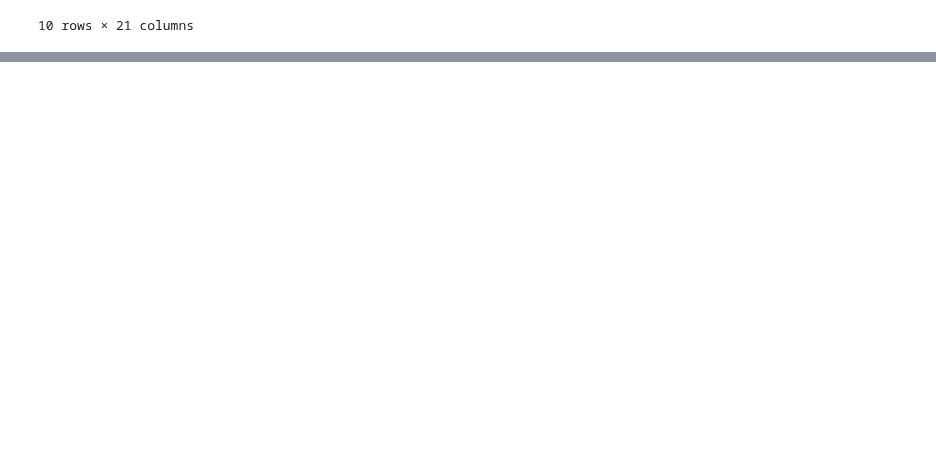
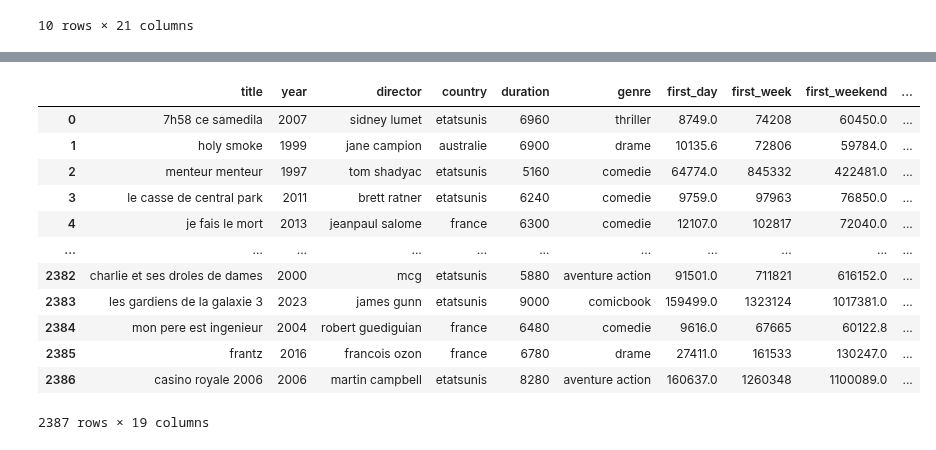
Before and after one commit to AFlo59/Brief_Popularity_Film, a Jupyter notebook: nettoyage/nettoyage.ipynb, the cells around one changed output, grey strips where cells are left out. Cells and saved outputs as stored; diff of their text form; code cells hidden in the pictures; blank space fills up the shorter version.

```diff
--- a/nettoyage/nettoyage.ipynb
+++ b/nettoyage/nettoyage.ipynb
@@ -131,2 +190,19 @@ visa               1386
 award                25
 dtype: int64
+# %%
+df.to_csv('Dataset_analyse.csv', index=False)
+df
+# %% [output]
+|  | title | year | director | country | duration | genre | first_day | first_week | first_weekend | ... |
+| 0 | 7h58 ce samedila | 2007 | sidney lumet | etatsunis | 6960 | thriller | 8749.0 | 74208 | 60450.0 | ... |
+| 1 | holy smoke | 1999 | jane campion | australie | 6900 | drame | 10135.6 | 72806 | 59784.0 | ... |
+| 2 | menteur menteur | 1997 | tom shadyac | etatsunis | 5160 | comedie | 64774.0 | 845332 | 422481.0 | ... |
+| 3 | le casse de central park | 2011 | brett ratner | etatsunis | 6240 | comedie | 9759.0 | 97963 | 76850.0 | ... |
+| 4 | je fais le mort | 2013 | jeanpaul salome | france | 6300 | comedie | 12107.0 | 102817 | 72040.0 | ... |
+| ... | ... | ... | ... | ... | ... | ... | ... | ... | ... | ... |
+| 2382 | charlie et ses droles de dames | 2000 | mcg | etatsunis | 5880 | aventure action | 91501.0 | 711821 | 616152.0 | ... |
+| 2383 | les gardiens de la galaxie 3 | 2023 | james gunn | etatsunis | 9000 | comicbook | 159499.0 | 1323124 | 1017381.0 | ... |
+| 2384 | mon pere est ingenieur | 2004 | robert guediguian | france | 6480 | comedie | 9616.0 | 67665 | 60122.8 | ... |
+| 2385 | frantz | 2016 | francois ozon | france | 6780 | drame | 27411.0 | 161533 | 130247.0 | ... |
+| 2386 | casino royale 2006 | 2006 | martin campbell | etatsunis | 8280 | aventure action | 160637.0 | 1260348 | 1100089.0 | ... |
+2387 rows × 19 columns
```
Also changed, not shown: parts of 9 cells of this notebook, 7 other files.
